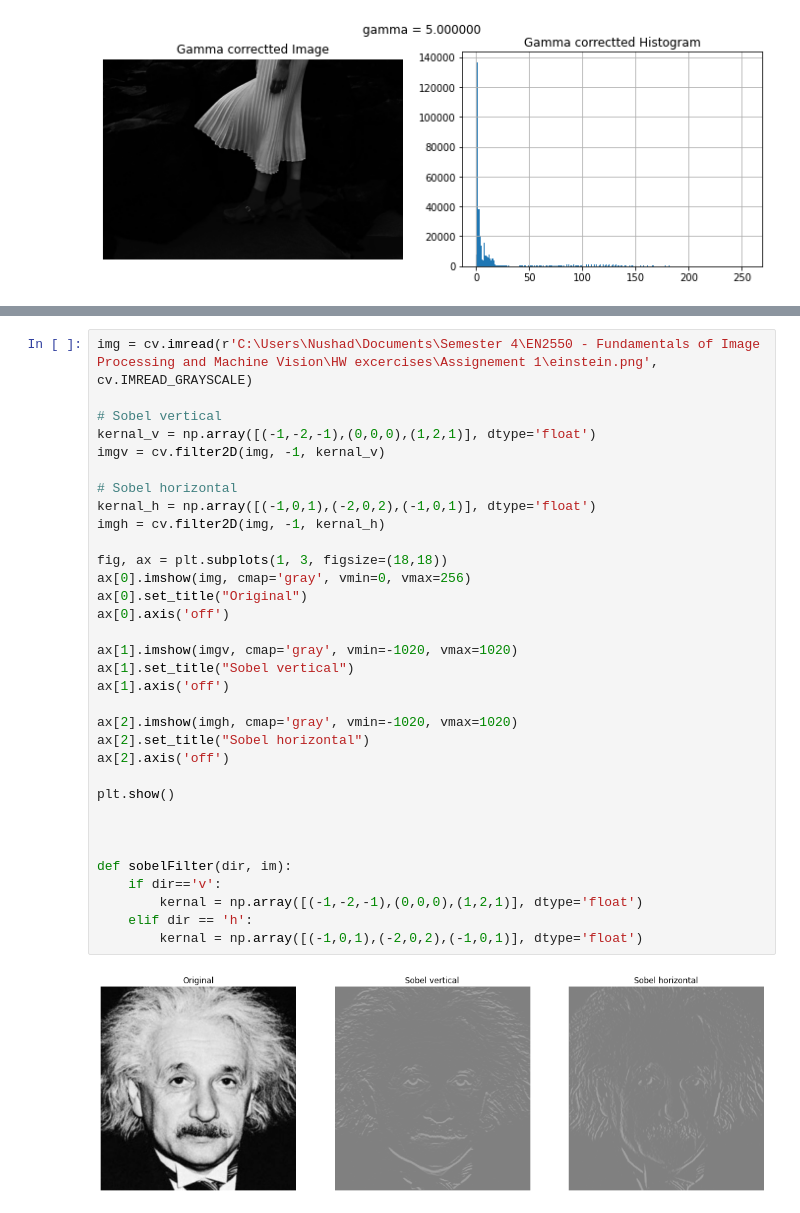
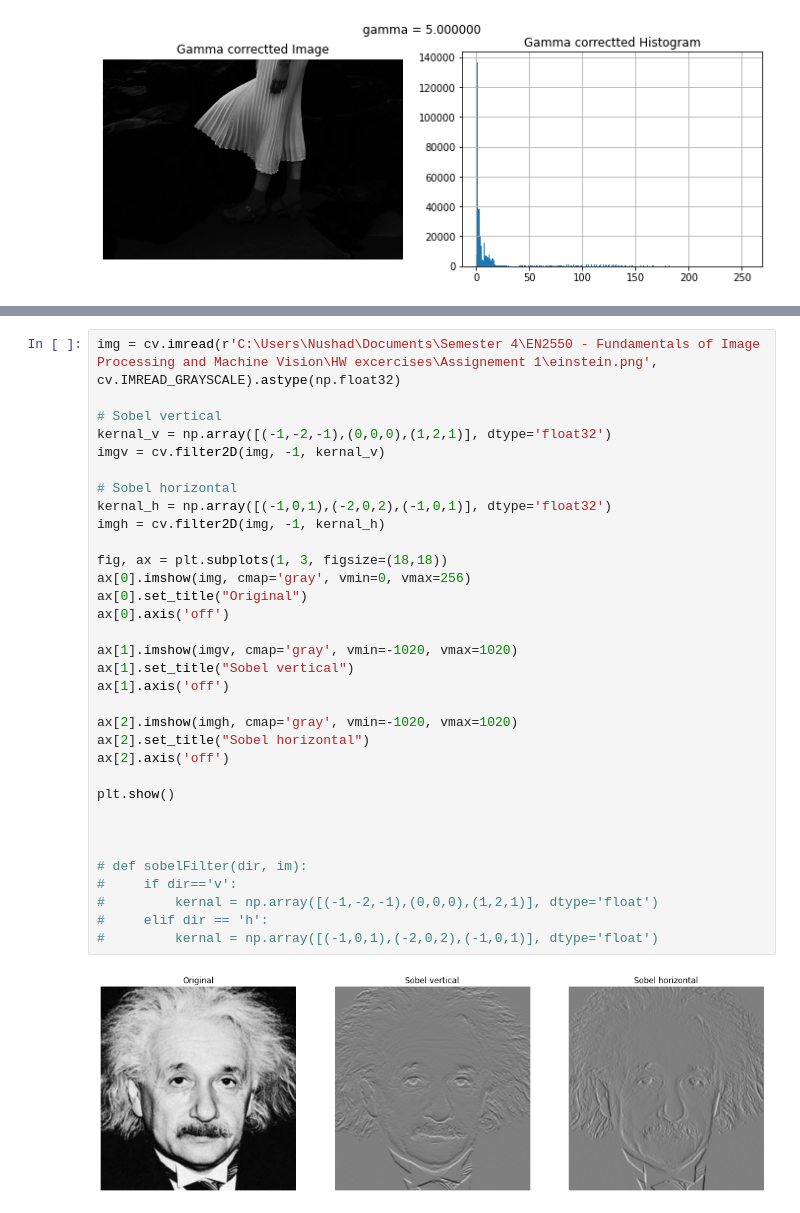
Before and after one commit to nujaadeen/Image-Processing, a Jupyter notebook: assingment1.ipynb, the cells around one changed output, grey strips where cells are left out. Cells and saved outputs as stored; diff of their text form.

```diff
--- a/assingment1.ipynb
+++ b/assingment1.ipynb
@@ -156,37 +157,37 @@ plt.show()
 [figure]
 [figure]
 # %%
-img = cv.imread(r'C:\Users\Nushad\Documents\Semester 4\EN2550 - Fundamentals of Image Processing and Machine Vision\HW excercises\Assignement 1\einstein.png', cv.IMREAD_GRAYSCALE)
+img = cv.imread(r'C:\Users\Nushad\Documents\Semester 4\EN2550 - Fundamentals of Image Processing and Machine Vision\HW excercises\Assignement 1\einstein.png', cv.IMREAD_GRAYSCALE).astype(np.float32)
 
 # Sobel vertical
-kernal_v = np.array([(-1,-2,-1),(0,0,0),(1,2,1)], dtype='float')
+kernal_v = np.array([(-1,-2,-1),(0,0,0),(1,2,1)], dtype='float32')
 imgv = cv.filter2D(img, -1, kernal_v)
 
 # Sobel horizontal
-kernal_h = np.array([(-1,0,1),(-2,0,2),(-1,0,1)], dtype='float')
+kernal_h = np.array([(-1,0,1),(-2,0,2),(-1,0,1)], dtype='float32')
 imgh = cv.filter2D(img, -1, kernal_h)
 
 fig, ax = plt.subplots(1, 3, figsize=(18,18))
 ax[0].imshow(img, cmap='gray', vmin=0, vmax=256)
 ax[0].set_title("Original")
 ax[0].axis('off')
 
 ax[1].imshow(imgv, cmap='gray', vmin=-1020, vmax=1020)
 ax[1].set_title("Sobel vertical")
 ax[1].axis('off')
 
 ax[2].imshow(imgh, cmap='gray', vmin=-1020, vmax=1020)
 ax[2].set_title("Sobel horizontal")
 ax[2].axis('off')
 
 plt.show()
 
 
 
-def sobelFilter(dir, im):
-    if dir=='v':
-        kernal = np.array([(-1,-2,-1),(0,0,0),(1,2,1)], dtype='float')
-    elif dir == 'h':
-        kernal = np.array([(-1,0,1),(-2,0,2),(-1,0,1)], dtype='float')
+# def sobelFilter(dir, im):
+#     if dir=='v':
+#         kernal = np.array([(-1,-2,-1),(0,0,0),(1,2,1)], dtype='float')
+#     elif dir == 'h':
+#         kernal = np.array([(-1,0,1),(-2,0,2),(-1,0,1)], dtype='float')
 # %% [output]
-[figure, old version]
+[figure, new version]
```
Also changed, not shown: parts of 3 cells of this notebook.
